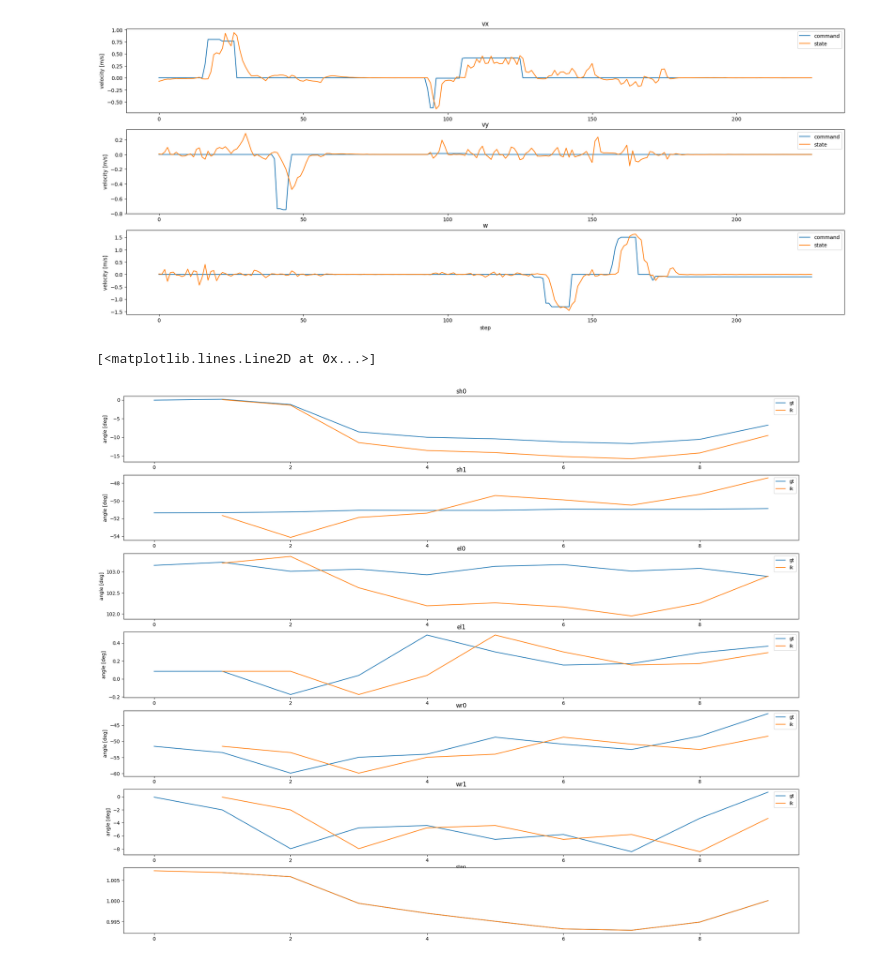
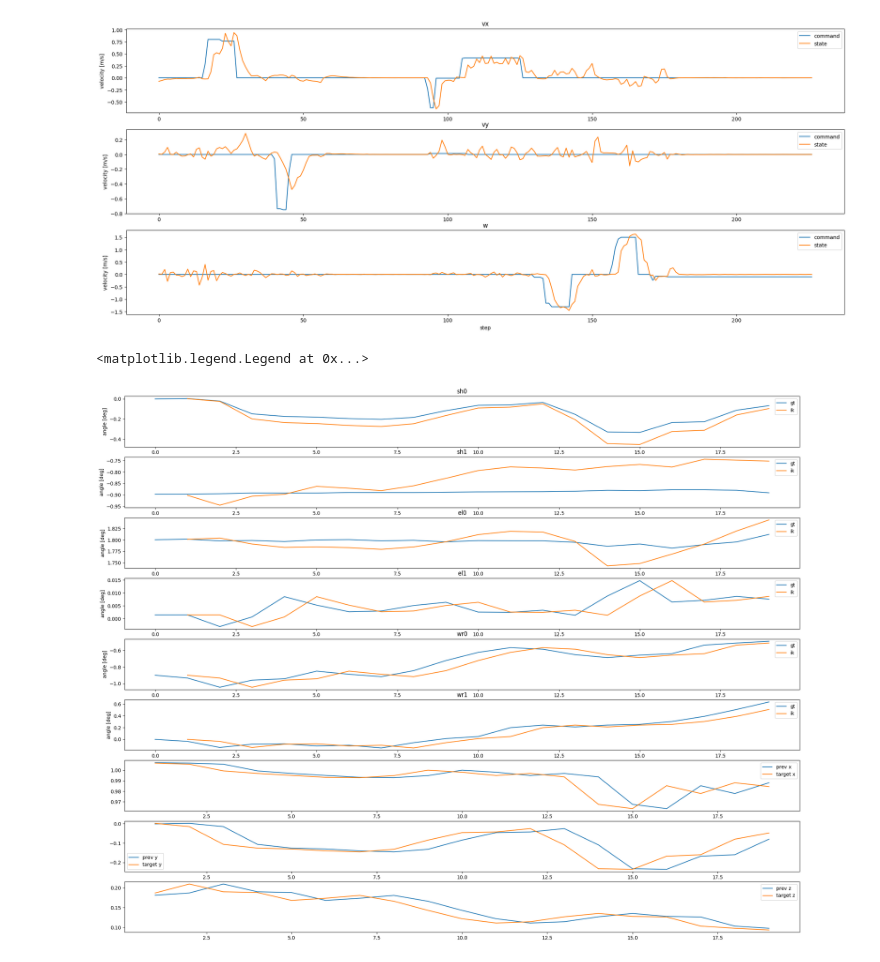
Before and after one commit to benjirer/active-learning-dynamics, a Jupyter notebook: data_analysis/transitions_analysis.ipynb, the cells around one changed output. Drawn from its saved outputs; the diff is of its cells as text; code cells hidden in the pictures.

```diff
--- a/data_analysis/transitions_analysis.ipynb
+++ b/data_analysis/transitions_analysis.ipynb
@@ -117,7 +117,7 @@ from alrd.spot_gym.utils.spot_arm_ik import SpotArmIK
 spot_arm_ik = SpotArmIK()
 
 # take only first 100 states
-states_new = states[:10]
+states_new = states[:20]
 state_steps = [state.step for state in states_new]
 
 # get gt arm joint positions and gt end effector positions
@@ -129,25 +129,33 @@ target_ee_positions = gt_ee_positions[1:]
 state_steps_shifted = state_steps[1:]
 
 # get ik arm joint positions
-ik_arm_joint_positions = [spot_arm_ik.calculate_ik(np.array(target_ee_position), np.array(arm_joint_position)) for arm_joint_position, target_ee_position in zip(gt_arm_joint_positions, target_ee_positions)]
+ik_arm_joint_positions = [spot_arm_ik.calculate_ik(np.array(target_ee_position), np.array(current_arm_position)) for current_arm_position, target_ee_position in zip(gt_arm_joint_positions, target_ee_positions)]
 # %%
 # plot the ik and gt arm joint positions
-fig, axs = plt.subplots(7, 1, figsize=(25, 20))
-joint_names = ["sh0", "sh1", "el0", "el1", "wr0", "wr1", "ee target"]
+fig, axs = plt.subplots(9, 1, figsize=(25, 20))
+joint_names = ["sh0", "sh1", "el0", "el1", "wr0", "wr1"]
 for i in range(6):
-    axs[i].plot(state_steps, [np.rad2deg(gt_arm_joint_position[i]) for gt_arm_joint_position in gt_arm_joint_positions], label="gt")
-    axs[i].plot(state_steps_shifted, [np.rad2deg(ik_arm_joint_position[i]) for ik_arm_joint_position in ik_arm_joint_positions], label="ik")
+    axs[i].plot(state_steps, [(gt_arm_joint_position[i]) for gt_arm_joint_position in gt_arm_joint_positions], label="gt")
+    axs[i].plot(state_steps_shifted, [ik_arm_joint_position[i] for ik_arm_joint_position in ik_arm_joint_positions], label="ik")
     axs[i].set_title(joint_names[i])
     axs[i].legend()
     # set x and y labels
     if i == 5:
         axs[i].set_xlabel("step")
     axs[i].set_ylabel("angle [deg]")
 
 # plot the target end effector positions
-axs[6].plot(state_steps_shifted, [target_ee_position[0] for target_ee_position in target_ee_positions], label="target x")
-axs[6].plot(state_steps, [gt_ee_position[0] for gt_ee_position in gt_ee_positions], label="curr y")
+axs[6].plot(state_steps[1:], [gt_ee_position[0] for gt_ee_position in gt_ee_positions[:-1]], label="prev x")
+axs[6].plot(state_steps[1:], [target_ee_position[0] for target_ee_position in target_ee_positions], label="target x")
 axs[6].legend()
+
+axs[7].plot(state_steps[1:], [gt_ee_position[1] for gt_ee_position in gt_ee_positions[:-1]], label="prev y")
+axs[7].plot(state_steps[1:], [target_ee_position[1] for target_ee_position in target_ee_positions], label="target y")
+axs[7].legend()
+
+axs[8].plot(state_steps[1:], [gt_ee_position[2] for gt_ee_position in gt_ee_positions[:-1]], label="prev z")
+axs[8].plot(state_steps[1:], [target_ee_position[2] for target_ee_position in target_ee_positions], label="target z")
+axs[8].legend()
 # %% [output]
-[<matplotlib.lines.Line2D at 0x...>]
+<matplotlib.legend.Legend at 0x...>
-[figure, old version]
+[figure, new version]
```
Also changed, not shown: 3 other files.
